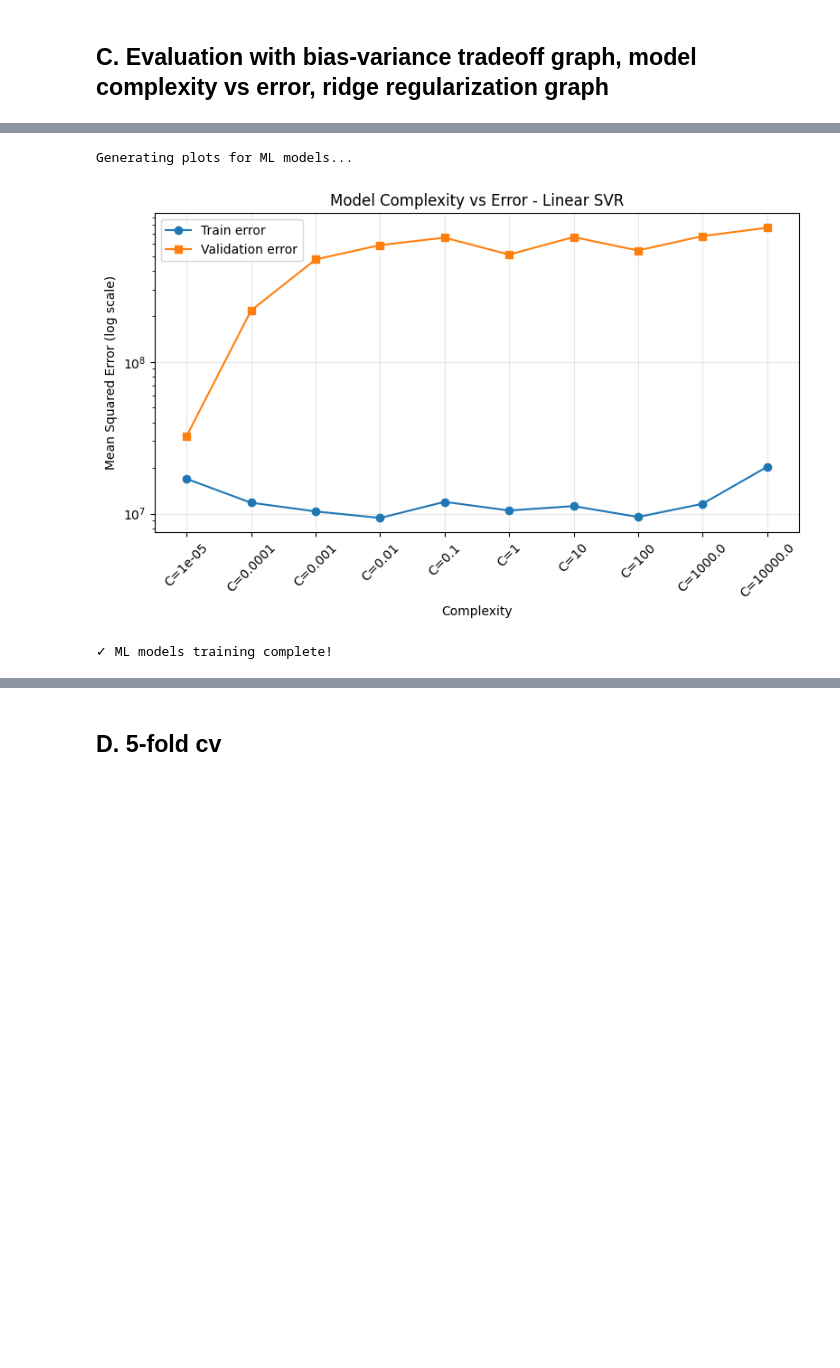
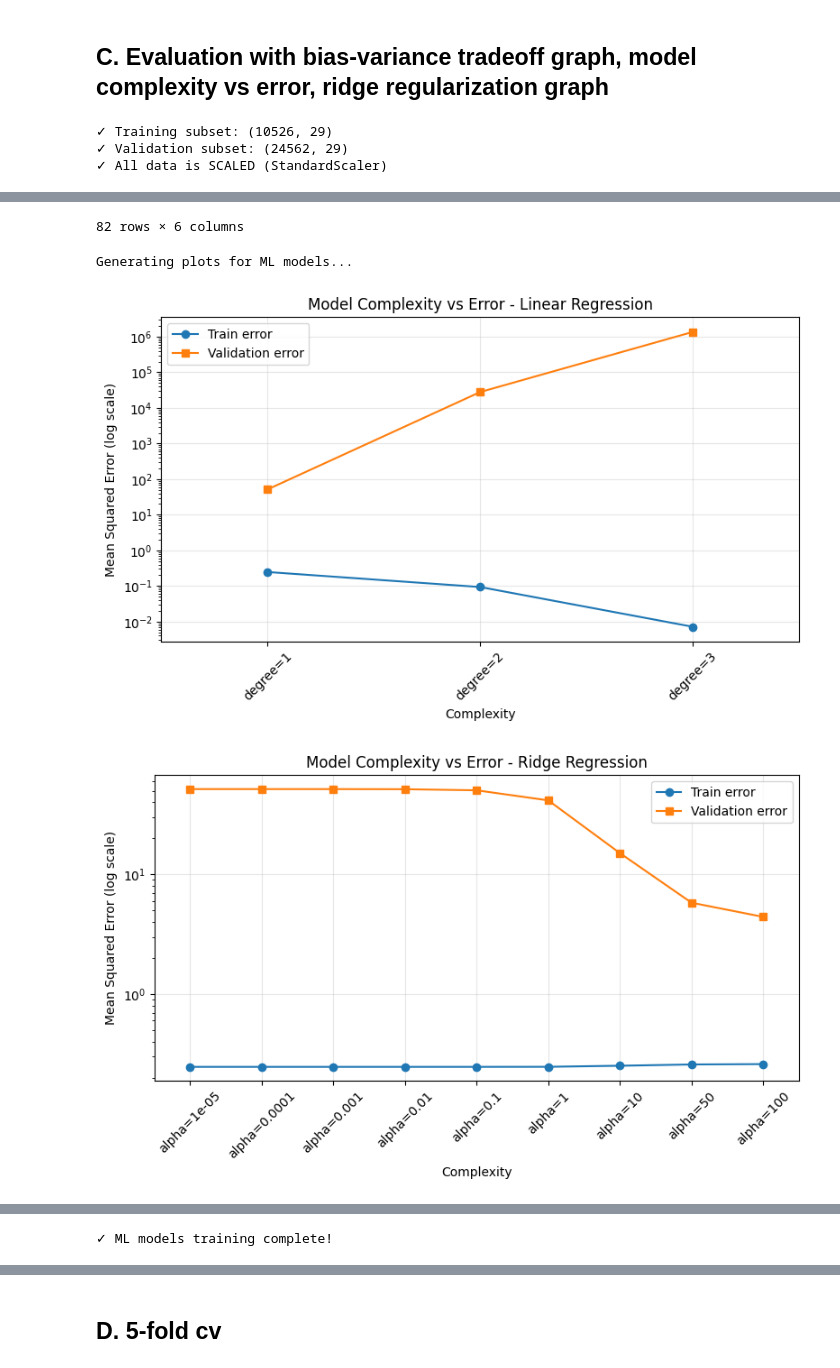
Before and after one commit to ocx-1129/ml_assignment, a Jupyter notebook: newEnergyPredMain.ipynb, the cells around one changed output, grey strips where cells are left out. Saved outputs shown, nothing was run; the diff lists cells and outputs as text; code cells hidden in the pictures; blank space fills up the shorter version.

```diff
--- a/newEnergyPredMain.ipynb
+++ b/newEnergyPredMain.ipynb
@@ -58,6 +59,4 @@ else:
     XGBOOST_TREE_METHOD = 'auto'
 # %% [output]
 No GPU detected → CPU only.
-# %%
-df=pd.read_csv("merged_energy_weather_data.csv")
 # %%
@@ -1200,15 +1273,31 @@ y_val_sub_scaled = y_train_min_scaled[N:].copy()
+# %%
+subsample_ratio = 0.3
+N = int(len(data_raw['X_train_scaled']) * subsample_ratio)
+
+# ALL MODELS use scaled data (fix the root problem!)
+X_tr_sub_scaled  = data_raw['X_train_scaled'][:N].copy()
+y_tr_sub_scaled  = data_raw['y_train_scaled'][:N].copy()
+
+X_val_sub_scaled = data_raw['X_train_scaled'][N:].copy()
+y_val_sub_scaled = data_raw['y_train_scaled'][N:].copy()
+
+print(f"✓ Training subset: {X_tr_sub_scaled.shape}")
+print(f"✓ Validation subset: {X_val_sub_scaled.shape}")
+print(f"✓ All data is SCALED (StandardScaler)")
+# %% [output]
+✓ Training subset: (10526, 29)
+✓ Validation subset: (24562, 29)
+✓ All data is SCALED (StandardScaler)
 # %%
 from sklearn.preprocessing import PolynomialFeatures
 
-
 ml_model_configs = {
-    # "Linear Regression": {"degree": list(range(1, 4))},
-    # "Ridge Regression": {"alpha": [1e-5, 1e-4, 1e-3, 1e-2, 1e-1, 1, 10, 50, 100]},
-    "Linear SVR": {
-    "C": [1e-5, 1e-4, 1e-3, 1e-2, 1e-1, 1, 10, 100, 1e3, 1e4]}
-    # "Decision Tree": {"max_depth": list(range(1, 13)) + [15, 20, None]},
-    # "Random Forest": {"max_depth": list(range(1, 31)) + [None]},
-    # "XGBoost": {"max_depth": list(range(2, 16))}
+    "Linear Regression": {"degree": list(range(1, 4))},
+    "Ridge Regression": {"alpha": [1e-5, 1e-4, 1e-3, 1e-2, 1e-1, 1, 10, 50, 100]},
+    "Linear SVR": {"C": [1e-5, 1e-4, 1e-3, 1e-2, 1e-1, 1, 10, 100, 1e3, 1e4]},
+    "Decision Tree": {"max_depth": list(range(1, 13)) + [15, 20, None]},
+    "Random Forest": {"max_depth": list(range(1, 31)) + [None]},
+    "XGBoost": {"max_depth": list(range(2, 16))}
 }
 
 ml_complexity_rows = []
@@ -1217,25 +1306,29 @@ for model_name, param_dict in ml_model_configs.items():
     print(f"\nTraining {model_name}...")
     for param_name, values in param_dict.items():
         for val in values:
-            X_sub, y_sub = X_tr_sub_raw, y_tr_sub_raw
-            X_val_sub_local, y_val_sub_local = X_val_sub_raw, y_val_sub_raw
+            # ALL models use SCALED data
+            X_sub = X_tr_sub_scaled
+            y_sub = y_tr_sub_scaled
+            X_val_sub_local = X_val_sub_scaled
+            y_val_sub_local = y_val_sub_scaled
 
             if model_name == "Decision Tree":
                 model = DecisionTreeRegressor(max_depth=val, random_state=42)
 
             elif model_name == "Random Forest":
-                model = RandomForestRegressor(max_depth=val, n_estimators=50, random_state=42)
+                model = RandomForestRegressor(max_depth=val, n_estimators=50, random_state=42, n_jobs=-1)
 
             elif model_name == "XGBoost":
                 model = XGBRegressor(
                     max_depth=val,
                     n_estimators=50,
                     tree_method="hist",
-                    random_state=42
+                    random_state=42,
+                    n_jobs=-1
                 )
 
             elif model_name == "Linear Regression":
-                # For polynomial features
+                # For polynomial features on SCALED data
                 poly = PolynomialFeatures(degree=val, include_bias=False)
                 X_sub_poly = poly.fit_transform(X_sub)
                 X_val_sub_local_poly = poly.transform(X_val_sub_local)
@@ -1250,7 +1343,7 @@ for model_name, param_dict in ml_model_configs.items():
                     "Val error": val_err,
                     "Overfitting Index": train_err - val_err
                 })
-                continue  # Skip the regular fitting below
+                continue
 
             elif model_name == "Ridge Regression":
                 model = Ridge(alpha=val)
@@ -1258,15 +1351,15 @@ for model_name, param_dict in ml_model_configs.items():
             elif model_name == "Linear SVR":
                 model = LinearSVR(C=val, max_iter=5000)
 
+            # Fit model on SCALED data
             with warnings.catch_warnings():
                 warnings.simplefilter("ignore")
                 model.fit(X_sub, y_sub)
 
-            # Calculate errors
+            # Calculate errors on SCALED data
             train_err = mean_squared_error(y_sub, model.predict(X_sub))
             val_err = mean_squared_error(y_val_sub_local, model.predict(X_val_sub_local))
 
-            # Store
             ml_complexity_rows.append({
                 "Model": model_name,
                 "Complexity": f"{param_name}={val}",
@@ -1275,12 +1368,11 @@ for model_name, param_dict in ml_model_configs.items():
                 "Overfitting Index": train_err - val_err
             })
 
-# Create ML results table
 ml_cm_df = pd.DataFrame(ml_complexity_rows)
 ml_cm_df["Complexity Level"] = ml_cm_df.groupby("Model").cumcount() + 1
 
 print("\n" + "="*80)
-print("ML MODELS - Result Table 4 (Complexity vs Error):")
+print("ML MODELS - Complexity vs Error (ALL MODELS ON SCALED DATA):")
 print("="*80)
 display(ml_cm_df)
 
@@ -1323,3 +1426,4 @@ ML MODELS - Result Table 4 (Complexity vs Error):
-Generating plots for ML models...
+82 rows × 6 columns
+Generating plots for ML models...
-[figure, old version]
+[figure, new version]
-✓ ML models training complete!
+[figure, added]
@@ -1326,3 +1434,4 @@ Generating plots for ML models...
+✓ ML models training complete!
 # %%
 def get_epochs_for_complexity(complexity_level, total_levels):
     """
```
Also changed, not shown: parts of 41 cells of this notebook.
